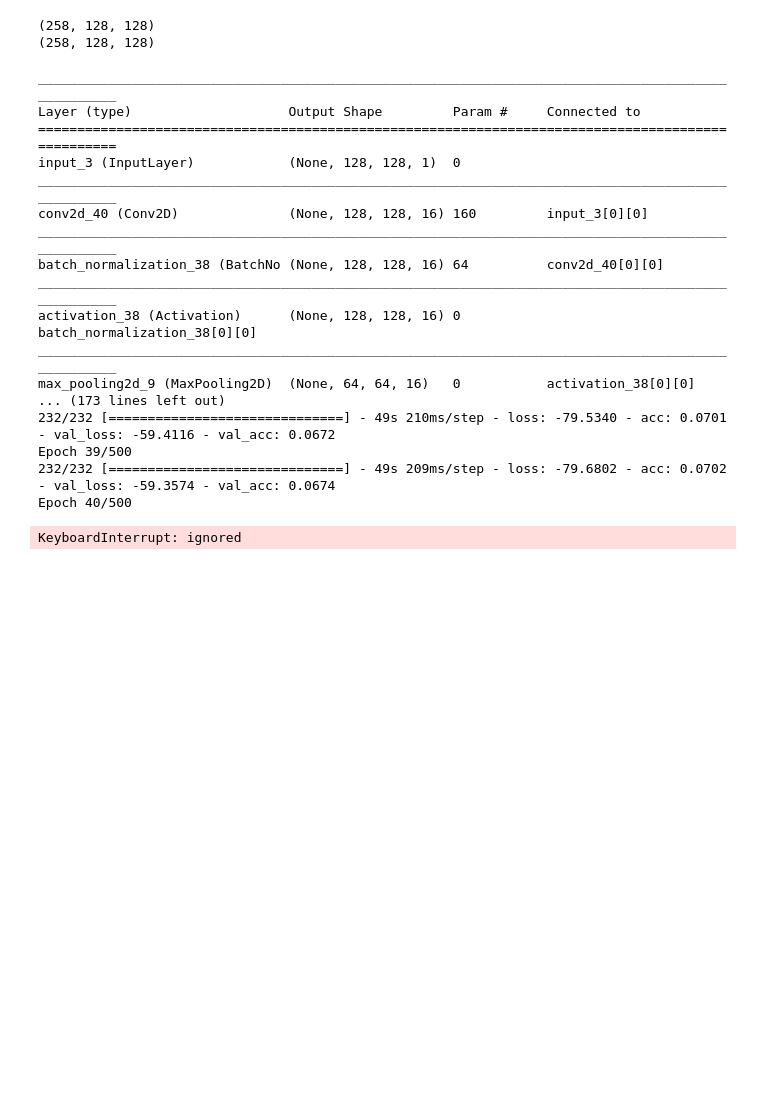
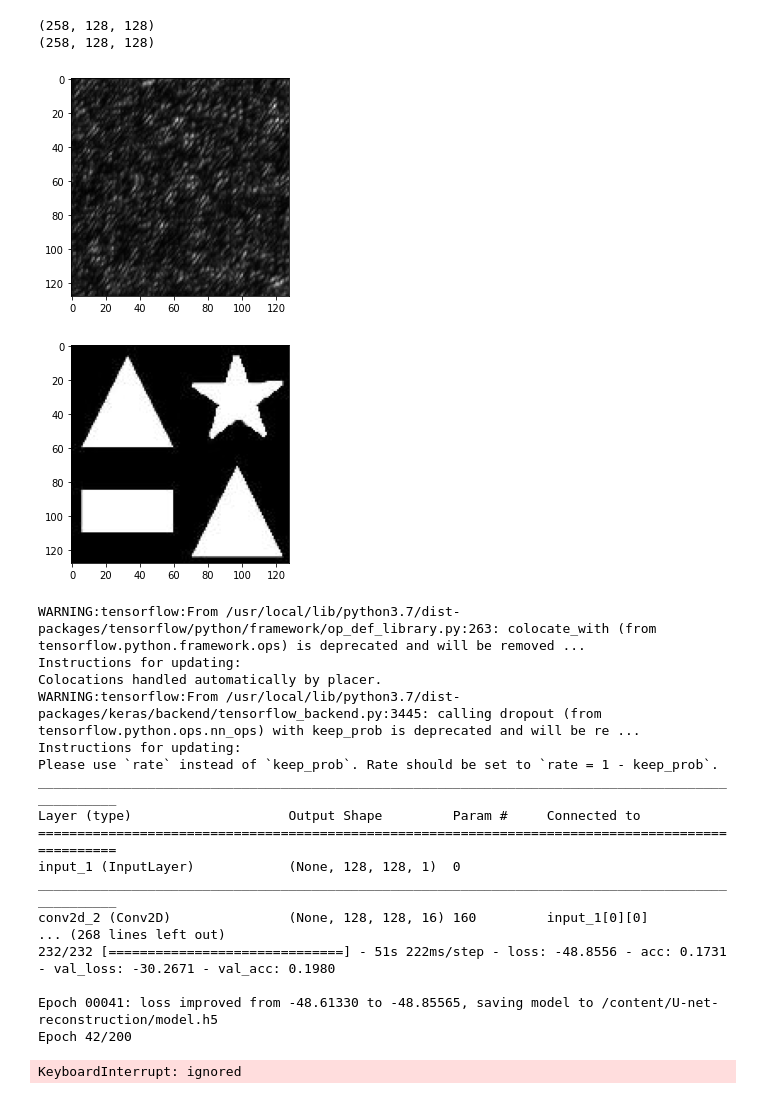
Before and after one commit to SpyroRock/U-net-reconstruction, a Jupyter notebook: Reconstrunction_algorithm.ipynb, the cells around one changed output. Cells and saved outputs as stored; diff of their text form; code cells hidden in the pictures; blank space fills up the shorter version.

```diff
--- a/Reconstrunction_algorithm.ipynb
+++ b/Reconstrunction_algorithm.ipynb
@@ -73,33 +73,36 @@ print(speckle_labels.shape)
 # %%
 X_train, X_test, y_train, y_test = train_test_split(speckle_data, speckle_labels, test_size=0.1, random_state=42)
 
-# plt.imshow(X_train[0], cmap='gray')
-# plt.show()
-# plt.imshow(y_train[0], cmap='gray')
-# plt.show()
+plt.imshow(X_train[0], cmap='gray')
+plt.show()
+plt.imshow(y_train[0], cmap='gray')
+plt.show()
 
 X_train = X_train.reshape(-1, img_height, img_width, 1)
 X_test = X_test.reshape(-1, img_height, img_width, 1)
 input_shape = (img_height, img_width, 1)
 
 y_train = y_train.reshape(-1, img_height_test, img_width_test, 1)
 y_test = y_test.reshape(-1, img_height_test, img_width_test, 1)
 input_shape_test = (img_height_test, img_width_test, 1)
+# %% [output]
+[figure, added]
+[figure, added]
 # %%
-# define the checkpoint
-filepath = "content/U-net-reconstruction/model.h5"
-checkpoint = ModelCheckpoint(filepath, monitor='loss', verbose=1, save_best_only=True, mode='min')
-callbacks_list = [checkpoint]
-
 config = tf.ConfigProto()
 config.gpu_options.allow_growth=True
 sess = tf.Session(config=config)
 
 reconstruction = get_unet(input_shape, n_filters = 16, dropout = 0.1, batchnorm = True)
 
+# define the checkpoint
+filepath = "/content/U-net-reconstruction/model.h5"
+checkpoint = ModelCheckpoint(filepath, monitor='accuracy', verbose=1, save_best_only=True, mode='min')
+callbacks_list = [checkpoint]
+
 reconstruction.fit(X_train, y_train,
                    batch_size = 10,
-                   epochs = 500,
+                   epochs = 200,
                    verbose = 1,
                    validation_data = (X_test, y_test),
                    callbacks=callbacks_list) # Data on which to evaluate the loss and any model metrics at the end of each epoch.
@@ -112,21 +115,21 @@ score = reconstruction.evaluate(X_test, y_test, verbose = 0)
 print('Test loss:', score[0])
 print('Test acuracy:', score[1])
 # %% [output]
+WARNING:tensorflow:From /usr/local/lib/python3.7/dist-packages/tensorflow/python/framework/op_def_library.py:263: colocate_with (from tensorflow.python.framework.ops) is deprecated and will be removed ...
+Instructions for updating:
+Colocations handled automatically by placer.
+WARNING:tensorflow:From /usr/local/lib/python3.7/dist-packages/keras/backend/tensorflow_backend.py:3445: calling dropout (from tensorflow.python.ops.nn_ops) with keep_prob is deprecated and will be re ...
+Instructions for updating:
+Please use `rate` instead of `keep_prob`. Rate should be set to `rate = 1 - keep_prob`.
 __________________________________________________________________________________________________
 Layer (type)                    Output Shape         Param #     Connected to
 ==================================================================================================
-input_3 (InputLayer)            (None, 128, 128, 1)  0
+input_1 (InputLayer)            (None, 128, 128, 1)  0
 __________________________________________________________________________________________________
-conv2d_40 (Conv2D)              (None, 128, 128, 16) 160         input_3[0][0]
-__________________________________________________________________________________________________
-batch_normalization_38 (BatchNo (None, 128, 128, 16) 64          conv2d_40[0][0]
-__________________________________________________________________________________________________
-activation_38 (Activation)      (None, 128, 128, 16) 0           batch_normalization_38[0][0]
-__________________________________________________________________________________________________
-max_pooling2d_9 (MaxPooling2D)  (None, 64, 64, 16)   0           activation_38[0][0]
-... (173 lines left out)
-232/232 [==============================] - 49s 210ms/step - loss: -79.5340 - acc: 0.0701 - val_loss: -59.4116 - val_acc: 0.0672
-Epoch 39/500
-232/232 [==============================] - 49s 209ms/step - loss: -79.6802 - acc: 0.0702 - val_loss: -59.3574 - val_acc: 0.0674
-Epoch 40/500
+conv2d_2 (Conv2D)               (None, 128, 128, 16) 160         input_1[0][0]
+... (268 lines left out)
+232/232 [==============================] - 51s 222ms/step - loss: -48.8556 - acc: 0.1731 - val_loss: -30.2671 - val_acc: 0.1980
+
+Epoch 00041: loss improved from -48.61330 to -48.85565, saving model to /content/U-net-reconstruction/model.h5
+Epoch 42/200
 KeyboardInterrupt: ignored
```
Also changed, not shown: parts of 3 cells of this notebook.
